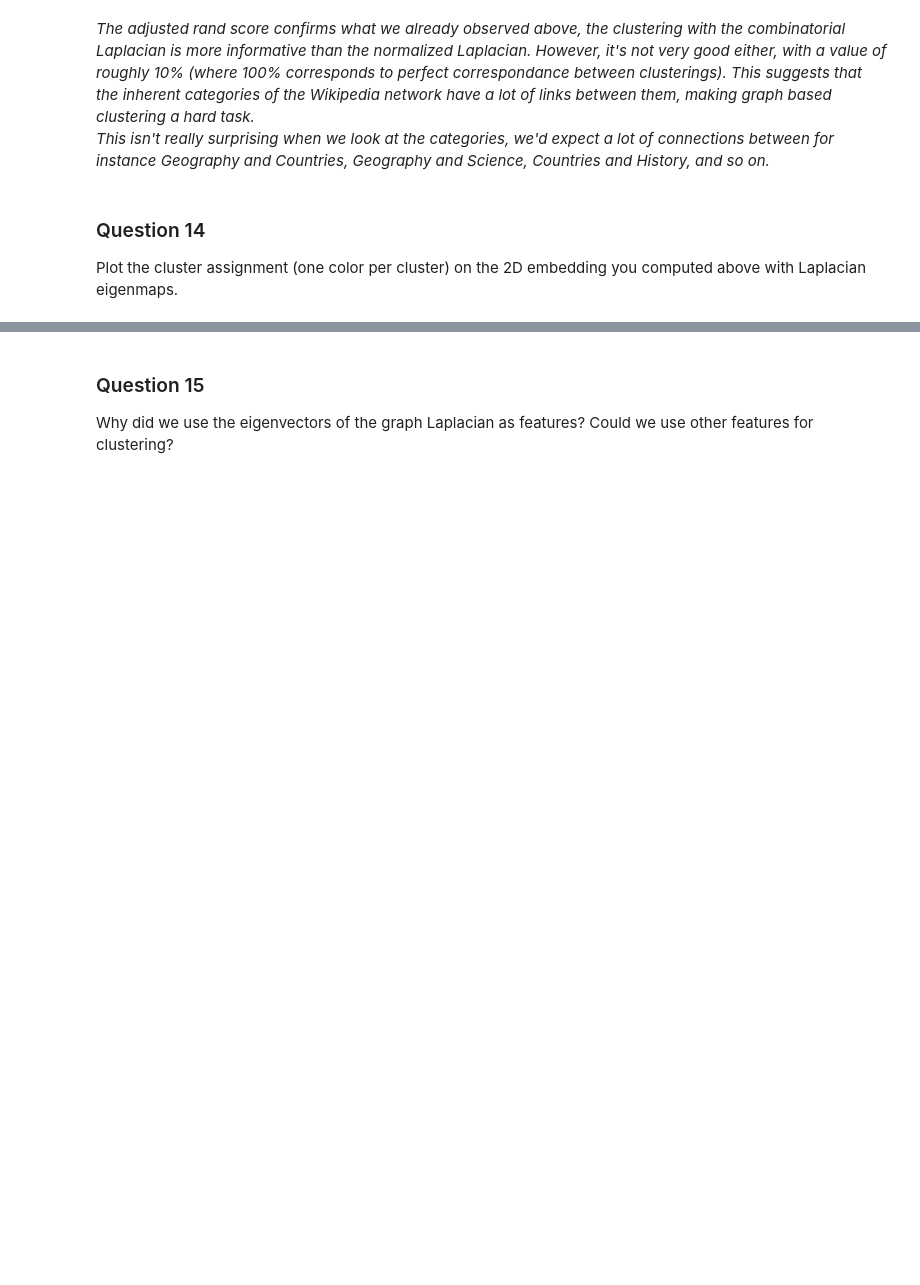
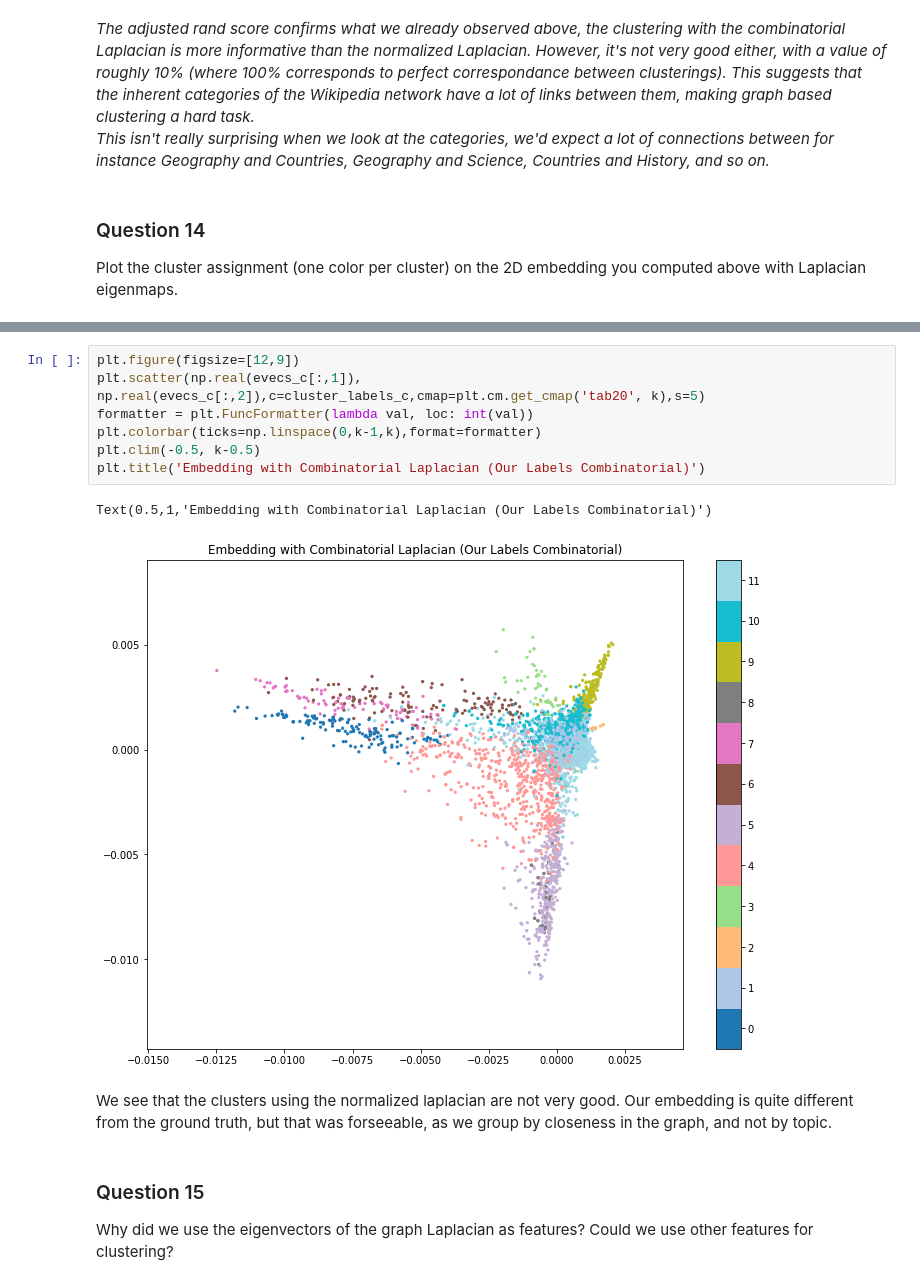
Before and after one commit to mattminder/ntds_24, a Jupyter notebook: Milestone_3/3_spectral_graph_theory.ipynb, the cells around one changed output, grey strips where cells are left out. Drawn from its saved outputs; the diff is of its cells as text; blank space fills up the shorter version.

```diff
--- a/Milestone_3/3_spectral_graph_theory.ipynb
+++ b/Milestone_3/3_spectral_graph_theory.ipynb
@@ -468,3 +481,15 @@ Text(0.5,1,'Embedding with Combinatorial Laplacian')
+# %%
+plt.figure(figsize=[12,9])
+plt.scatter(np.real(evecs_c[:,1]), np.real(evecs_c[:,2]),c=cluster_labels_c,cmap=plt.cm.get_cmap('tab20', k),s=5)
+formatter = plt.FuncFormatter(lambda val, loc: int(val))
+plt.colorbar(ticks=np.linspace(0,k-1,k),format=formatter)
+plt.clim(-0.5, k-0.5)
+plt.title('Embedding with Combinatorial Laplacian (Our Labels Combinatorial)')
+# %% [output]
+Text(0.5,1,'Embedding with Combinatorial Laplacian (Our Labels Combinatorial)')
+[figure, added]
+# %% [markdown]
+We see that the clusters using the normalized laplacian are not very good. Our embedding is quite different from the ground truth, but that was forseeable, as we group by closeness in the graph, and not by topic.
 # %% [markdown]
 ### Question 15
 
```
Also changed, not shown: parts of 7 cells of this notebook.
